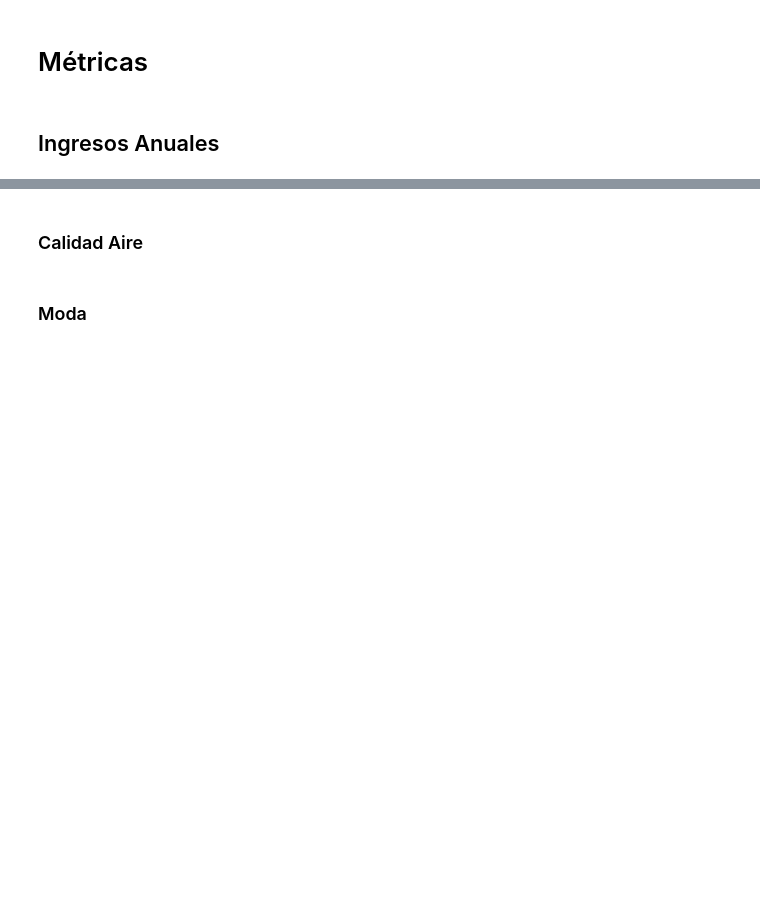
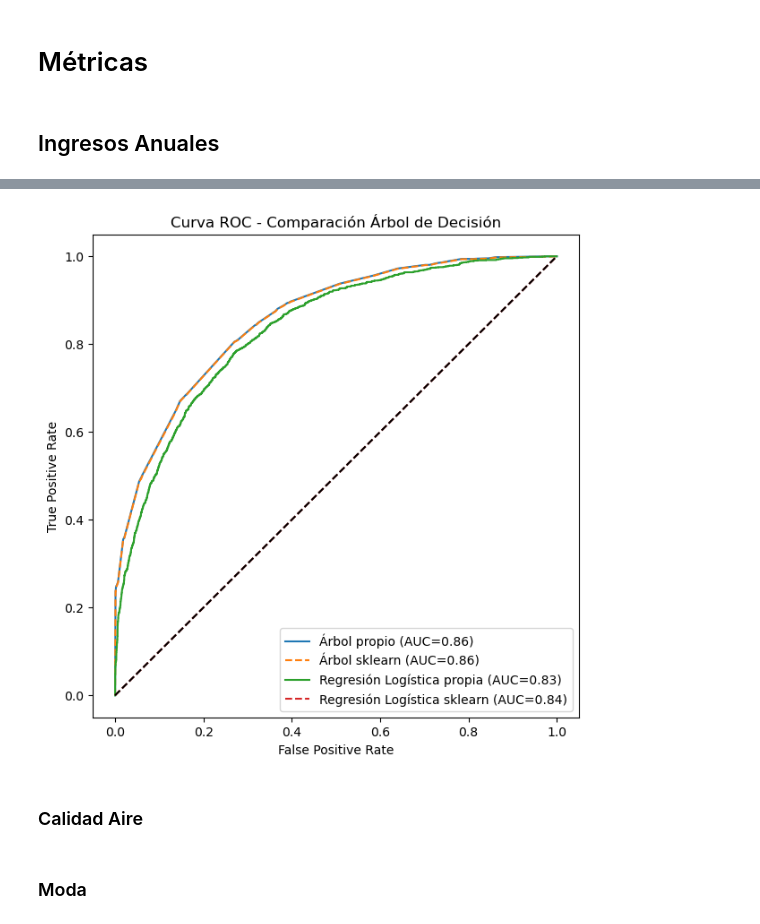
Before and after one commit to JuanPabloRodriguezC/rec_patrones_lab, a Jupyter notebook: Proyecto/proyecto.ipynb, the cells around one changed output, grey strips where cells are left out. Cells and saved outputs as stored; diff of their text form; code cells hidden in the pictures; blank space fills up the shorter version.

```diff
--- a/Proyecto/proyecto.ipynb
+++ b/Proyecto/proyecto.ipynb
@@ -1067,3 +1124,29 @@ AUC            0.856386  0.855389
+# %%
+fpr_tree_scratch, tpr_tree_scratch, _ = roc_curve(y_test, y_proba_tree_income)
+fpr_tree_sklearn, tpr_tree_sklearn, _ = roc_curve(y_test, y_proba_sklearn_tree_income)
+
+roc_auc__tree_scratch = auc(fpr_tree_scratch, tpr_tree_scratch)
+roc_auc__tree_sklearn = auc(fpr_tree_sklearn, tpr_tree_sklearn)
+
+fpr_logreg_scratch, tpr_logreg_scratch, _ = roc_curve(y_test, y_proba_logreg_income)
+fpr_logreg_sklearn, tpr_logreg_sklearn, _ = roc_curve(y_test, y_proba_sklearn_logreg_income)
+
+roc_auc_logreg_scratch = auc(fpr_logreg_scratch, tpr_logreg_scratch)
+roc_auc__logreg_sklearn = auc(fpr_logreg_sklearn, tpr_logreg_sklearn)
+
+plt.figure(figsize=(7,7))
+plt.plot(fpr_tree_scratch, tpr_tree_scratch, label=f"Árbol propio (AUC={roc_auc__tree_scratch:.2f})")
+plt.plot(fpr_tree_sklearn, tpr_tree_sklearn, label=f"Árbol sklearn (AUC={roc_auc__tree_sklearn:.2f})", linestyle="--")
+plt.plot(fpr_logreg_scratch, tpr_logreg_scratch, label=f"Regresión Logística propia (AUC={roc_auc_logreg_scratch:.2f})")
+plt.plot(fpr_logreg_sklearn, fpr_logreg_sklearn, label=f"Regresión Logística sklearn (AUC={roc_auc__logreg_sklearn:.2f})", linestyle="--")
+plt.plot([0,1], [0,1], "k--")
+plt.xlabel("False Positive Rate")
+plt.ylabel("True Positive Rate")
+plt.title("Curva ROC - Comparación Árbol de Decisión")
+plt.legend()
+plt.show()
+# %% [output]
+[figure, added]
 # %% [markdown]
 ### Calidad Aire
 # %% [markdown]
```
Also changed, not shown: parts of 13 cells of this notebook.
